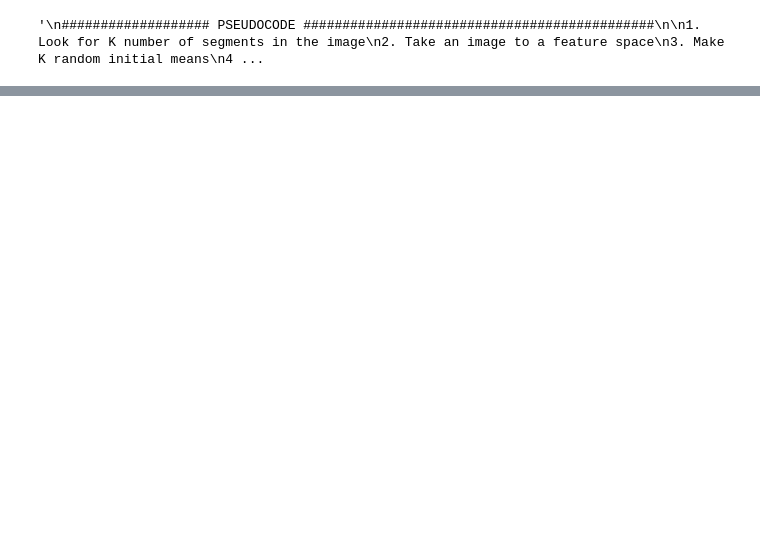
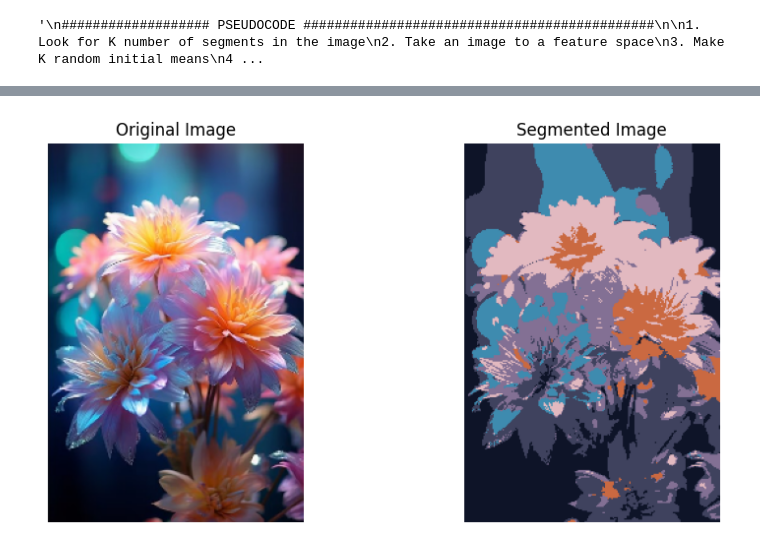
Before and after one commit to kgqiao/ImageSegmentation, a Jupyter notebook: main1.ipynb, the cells around one changed output, grey strips where cells are left out. Cells and saved outputs as stored; diff of their text form; code cells hidden in the pictures; blank space fills up the shorter version.

```diff
--- a/main1.ipynb
+++ b/main1.ipynb
@@ -323,0 +237,95 @@ plt.show()
+# %%
+################################# TEST CASE 2: Flowers Image #########################################################
+
+#################### 1. INSERT & DISPLAY IMAGE FOR SEGMENTATION ######################################################
+image = cv2.imread('H:\\CODING\\PROJECT_IST\\flower.jpg') #Read in image HOWTO: cv2.imread('image file path')
+#print("Raw Image:", image.shape) #Print Image Dimensions for check
+
+# Define width and height
+height, width = image.shape[:2] #Obtain original dimensions
+aspect_ratio = width / height
+desired_width = 200  #Ex: Define a width
+desired_height = int(desired_width / aspect_ratio) #Maintain aspect ratio
+
+# Resize the image
+image = cv2.resize(image, (desired_width, desired_height))
+
+#Change color to RGB (from BGR)
+#HOWTO: cv2.cvtColor(image VARIABLE, cv2.COLOR__MODE To MODE)
+image = cv2.cvtColor(image, cv2.COLOR_BGR2RGB)
+
+
+'''
+############################## 1A. DISPLAY IMAGE in WINDOW (OPTIONAL) #############################################
+#Displays Image in Window
+#cv2.imshow("window_image", current_image) #HOWTO: cv2.imshow("browser intended title", image VARIABLE)
+#cv2.waitKey(0) #Waits for user to press any key (Necessary step: to avoid Python kernel from crashing)
+#cv2.destroyAllWindows() #Closing all open windows after key press
+'''
+
+################### 2. PROCESS IMAGE from 3D RGB image to 2D Array: PROCESS IMAGE FUNCTION CALL #######################
+model = process_imageinto2D(image) #Process image into the 2D array for analysis (large number = where each row is a pixel, RGBA channel=3)
+print("Processed 2D Model Shape:", model.shape) #Print 2D array image for viewing
+print(model[:3]) #Print the first few rows for check
+
+############## 3. Initalize & Fit KMeans with k Clusters: KMEANS CLUSTERING FUNCTION CALL(S) ##########################
+# Start timer
+start_time = time.time()
+
+#Initalize KMeans calculation that we will work with
+k = 6 #Initialize K number of clusters
+kmeans = KMeansClustering(k) #Initialize a kmeans setup with X defined number of clusters
+labels = kmeans.fit(model) #Call KMeansClustering fit model: Obtain labels for data points to assign to segmented image's pixels later
+
+'''
+NOTES for Further Detail:
+#With the Kmeans setup / AKA kmeans object created, find:
+#2. Find Labels based on the image dataset in 2D
+#KMeans.fit(kmeans object, model of dataset to use)
+#model is your data array
+#RESULT: Give every data point a label
+'''
+
+################### 3C. Segmented Image: Resize and Identify Pixels by Color ###########################################
+#Create new segmented image where each pixel is replaced by the centroid color
+centroids = kmeans.centroids #Obtain final centroids calculated for this image via KMeansClustering fit method
+
+'''
+#Optional Print Statements for Checking Data:
+print("Labels: ", labels) #Print for check
+print("Centroids: ", centroids) #Print for check
+
+'''
+segmented_image = centroids[labels] #Replace segmented image's pixels with centroid colors
+segmented_image = segmented_image.reshape(image.shape) #Reshape segmented image to original image dimensions for equal comparison
+
+# End timer
+end_time = time.time()
+processing_time = end_time - start_time
+
+# PRINT processing time
+print(f'Processing Time: {processing_time:.2f} seconds')
+
+#Re-print final K-Value Defined:
+print(f'K = {k}')
+
+###################################### 6. PRINT segmented image ######################################################
+
+# Create a figure with specified dimensions (width, height) in inches
+plt.figure(figsize=(10, 5))  # W = 10 inches, H = 5 inches
+
+# Display the original image
+plt.subplot(1, 2, 1)  #1 row, 2 columns, 1st subplot
+plt.imshow(image, aspect='equal')
+plt.axis("Off")  #Turn off axis
+plt.title("Original Image")  #List title
+
+# Display the segmented image
+plt.subplot(1, 2, 2)  #1 row, 2 columns, 2nd subplot
+plt.imshow(segmented_image.astype(np.uint8), aspect='equal') #convert to uinttype, WHILE Setting aspect='auto' to maintain aspect ratio
+plt.axis("Off")  #Turn off axis
+plt.title("Segmented Image")  #List title
+
+# Show both images
+plt.show()
+# %% [output]
@@ -323,0 +338 @@ plt.show()
+[figure, added]
```
Also changed, not shown: parts of 4 cells of this notebook, 2 other files.
